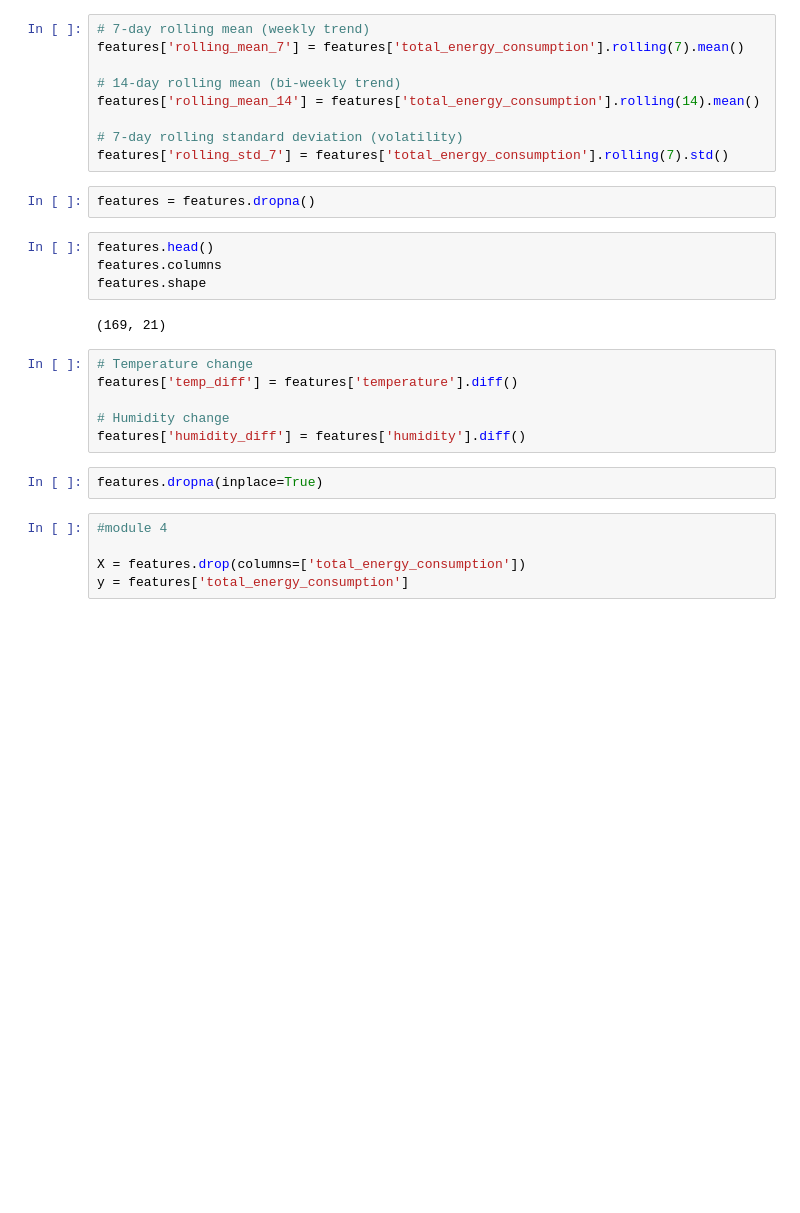
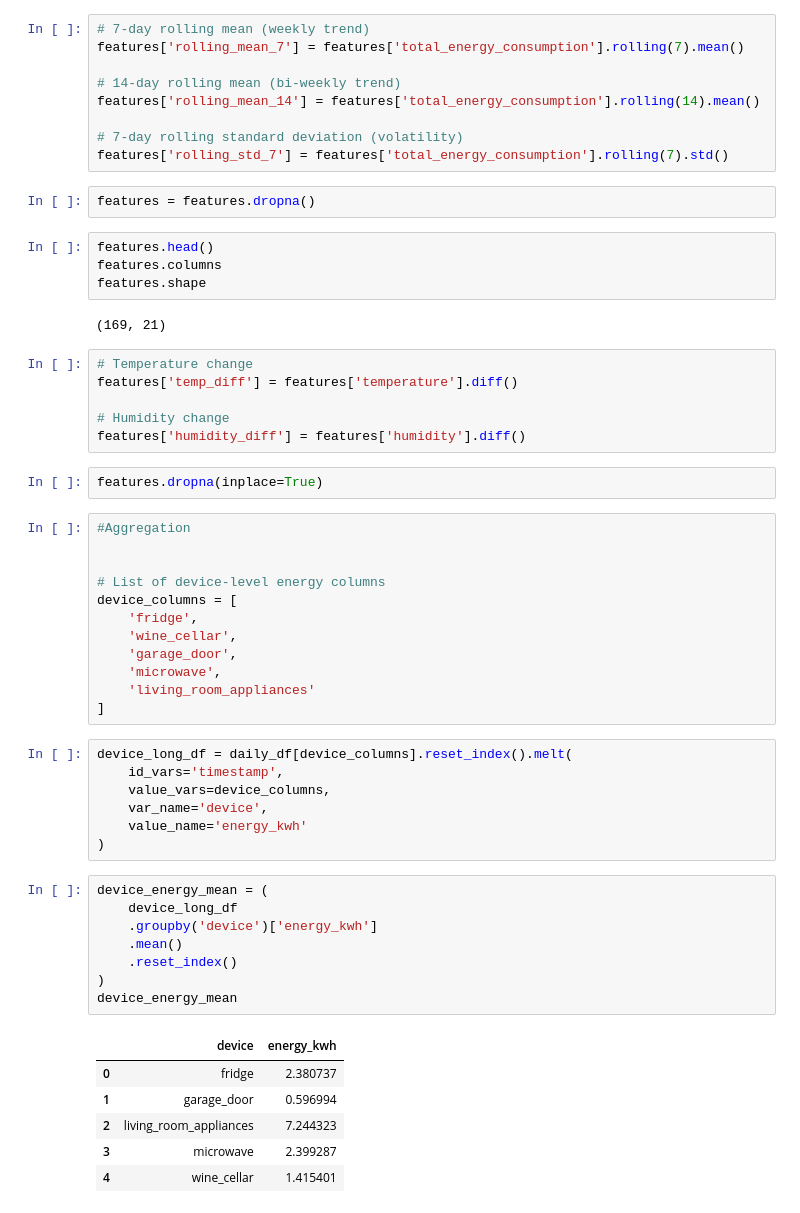
Before and after one commit to NasirAhammed810/Smart-Energy-Consumption-Analysis, a Jupyter notebook: Smart_Energy_Analysis.ipynb, the cells around one changed output. Saved outputs shown, nothing was run; the diff lists cells and outputs as text; blank space fills up the shorter version.

```diff
--- a/Smart_Energy_Analysis.ipynb
+++ b/Smart_Energy_Analysis.ipynb
@@ -273,8 +273,37 @@ features['temp_diff'] = features['temperature'].diff()
 features['humidity_diff'] = features['humidity'].diff()
 # %%
 features.dropna(inplace=True)
+# %%
+#Aggregation
+
+
+# List of device-level energy columns
+device_columns = [
+    'fridge',
+    'wine_cellar',
+    'garage_door',
+    'microwave',
+    'living_room_appliances'
+]
 # %%
-#module 4
-
-X = features.drop(columns=['total_energy_consumption'])
-y = features['total_energy_consumption']
+device_long_df = daily_df[device_columns].reset_index().melt(
+    id_vars='timestamp',
+    value_vars=device_columns,
+    var_name='device',
+    value_name='energy_kwh'
+)
+# %%
+device_energy_mean = (
+    device_long_df
+    .groupby('device')['energy_kwh']
+    .mean()
+    .reset_index()
+)
+device_energy_mean
+# %% [output]
+|  | device | energy_kwh |
+| 0 | fridge | 2.380737 |
+| 1 | garage_door | 0.596994 |
+| 2 | living_room_appliances | 7.244323 |
+| 3 | microwave | 2.399287 |
+| 4 | wine_cellar | 1.415401 |
```
Also changed, not shown: parts of 8 cells of this notebook.
